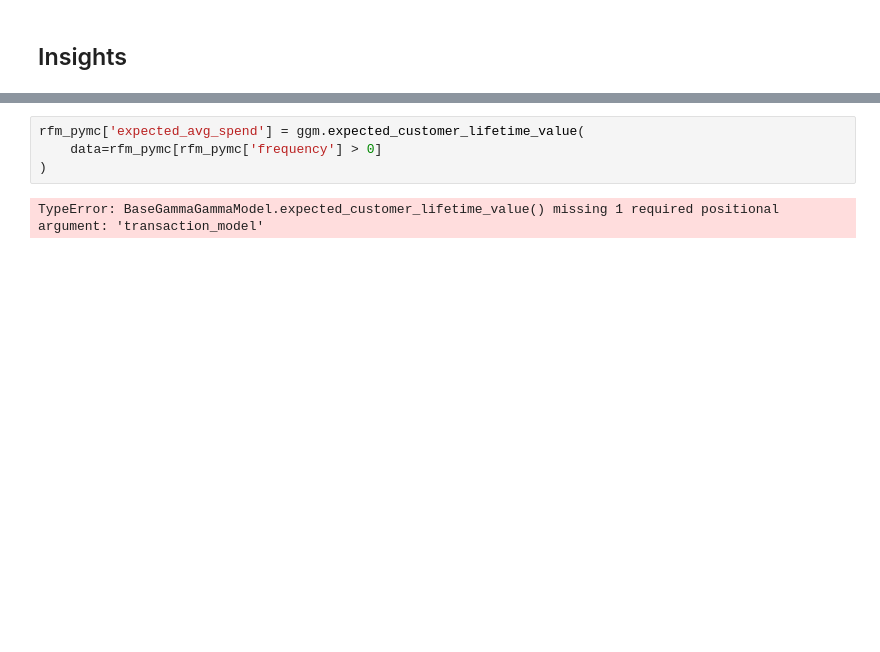
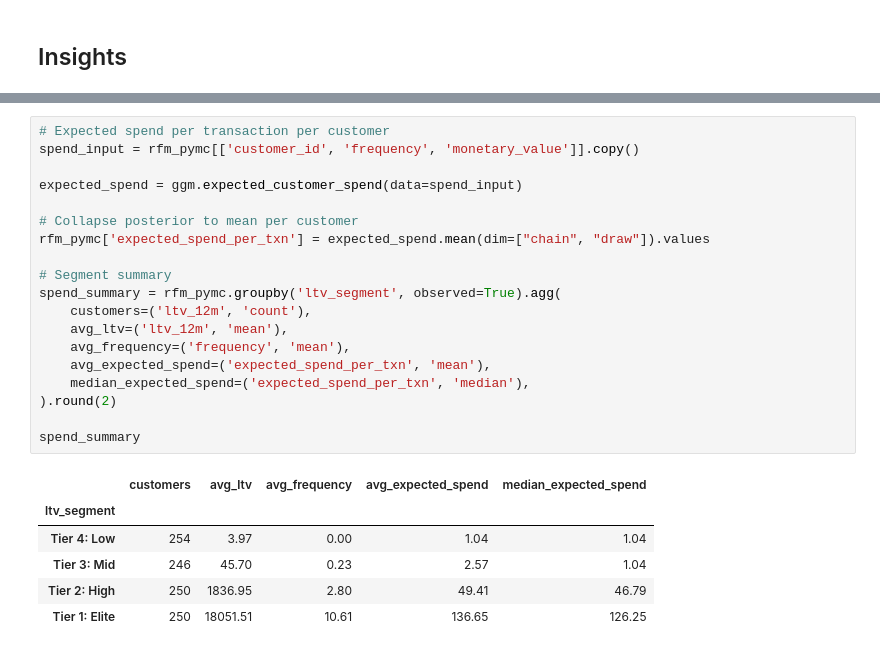
Before and after one commit to jwalluww/MarketingScience, a Jupyter notebook: ltv-hierarchical/notebooks/ltv_hierarchical_model.ipynb, the cells around one changed output, grey strips where cells are left out. Saved outputs shown, nothing was run; the diff lists cells and outputs as text; blank space fills up the shorter version.

```diff
--- a/ltv-hierarchical/notebooks/ltv_hierarchical_model.ipynb
+++ b/ltv-hierarchical/notebooks/ltv_hierarchical_model.ipynb
@@ -960,6 +960,26 @@ Tier 3: Mid
-# %%
-rfm_pymc['expected_avg_spend'] = ggm.expected_customer_lifetime_value(
-    data=rfm_pymc[rfm_pymc['frequency'] > 0]
-)
-# %% [output]
-TypeError: BaseGammaGammaModel.expected_customer_lifetime_value() missing 1 required positional argument: 'transaction_model'
+# %%
+# Expected spend per transaction per customer
+spend_input = rfm_pymc[['customer_id', 'frequency', 'monetary_value']].copy()
+
+expected_spend = ggm.expected_customer_spend(data=spend_input)
+
+# Collapse posterior to mean per customer
+rfm_pymc['expected_spend_per_txn'] = expected_spend.mean(dim=["chain", "draw"]).values
+
+# Segment summary
+spend_summary = rfm_pymc.groupby('ltv_segment', observed=True).agg(
+    customers=('ltv_12m', 'count'),
+    avg_ltv=('ltv_12m', 'mean'),
+    avg_frequency=('frequency', 'mean'),
+    avg_expected_spend=('expected_spend_per_txn', 'mean'),
+    median_expected_spend=('expected_spend_per_txn', 'median'),
+).round(2)
+
+spend_summary
+# %% [output]
+|  | customers | avg_ltv | avg_frequency | avg_expected_spend | median_expected_spend |
+| ltv_segment |  |  |  |  |  |
+| Tier 4: Low | 254 | 3.97 | 0.00 | 1.04 | 1.04 |
+| Tier 3: Mid | 246 | 45.70 | 0.23 | 2.57 | 1.04 |
+| Tier 2: High | 250 | 1836.95 | 2.80 | 49.41 | 46.79 |
+| Tier 1: Elite | 250 | 18051.51 | 10.61 | 136.65 | 126.25 |
```
Also changed, not shown: parts of 20 cells of this notebook.
